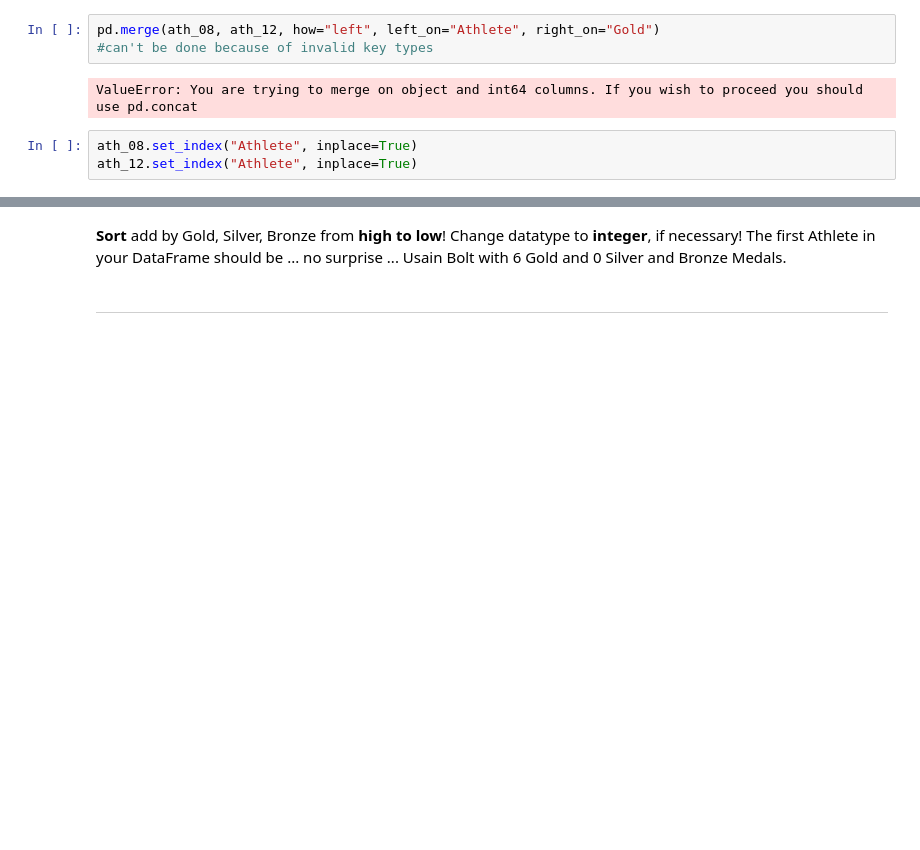
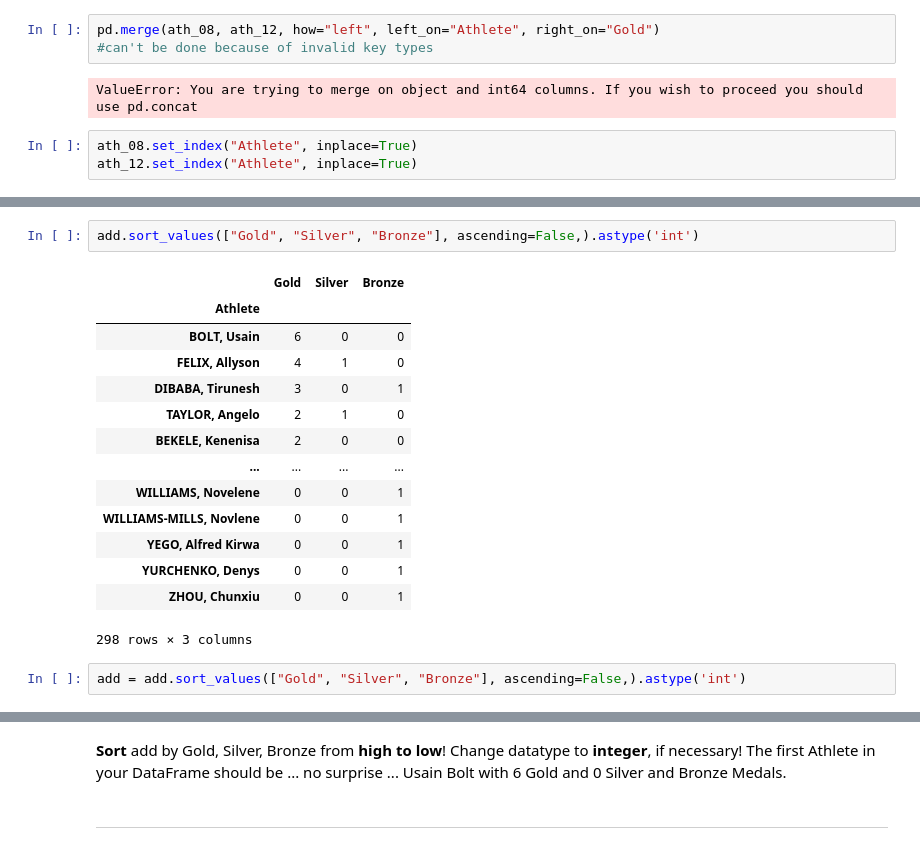
Before and after one commit to jho97/data-analyst-week-2, a Jupyter notebook: may_26/personal_work/Exercise_12.ipynb, the cells around one changed output, grey strips where cells are left out. Cells and saved outputs as stored; diff of their text form; blank space fills up the shorter version.

```diff
--- a/may_26/personal_work/Exercise_12.ipynb
+++ b/may_26/personal_work/Exercise_12.ipynb
@@ -290,0 +346,19 @@ For __all Athletes__ in the two DataFrames, __aggregate/add__ the total number o
+# %%
+add.sort_values(["Gold", "Silver", "Bronze"], ascending=False,).astype('int')
+# %% [output]
+|  | Gold | Silver | Bronze |
+| Athlete |  |  |  |
+| BOLT, Usain | 6 | 0 | 0 |
+| FELIX, Allyson | 4 | 1 | 0 |
+| DIBABA, Tirunesh | 3 | 0 | 1 |
+| TAYLOR, Angelo | 2 | 1 | 0 |
+| BEKELE, Kenenisa | 2 | 0 | 0 |
+| ... | ... | ... | ... |
+| WILLIAMS, Novelene | 0 | 0 | 1 |
+| WILLIAMS-MILLS, Novlene | 0 | 0 | 1 |
+| YEGO, Alfred Kirwa | 0 | 0 | 1 |
+| YURCHENKO, Denys | 0 | 0 | 1 |
+| ZHOU, Chunxiu | 0 | 0 | 1 |
+298 rows × 3 columns
+# %%
+add = add.sort_values(["Gold", "Silver", "Bronze"], ascending=False,).astype('int')
```
Also changed, not shown: parts of 10 cells of this notebook.
